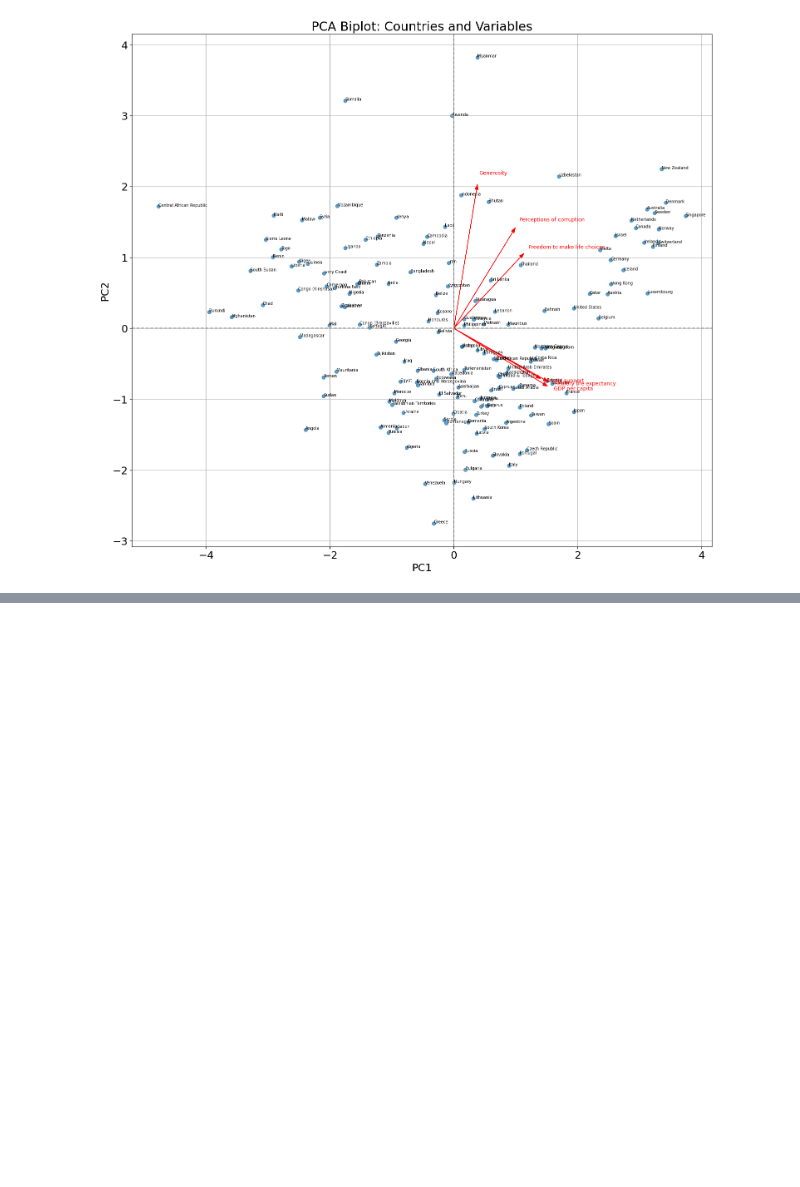
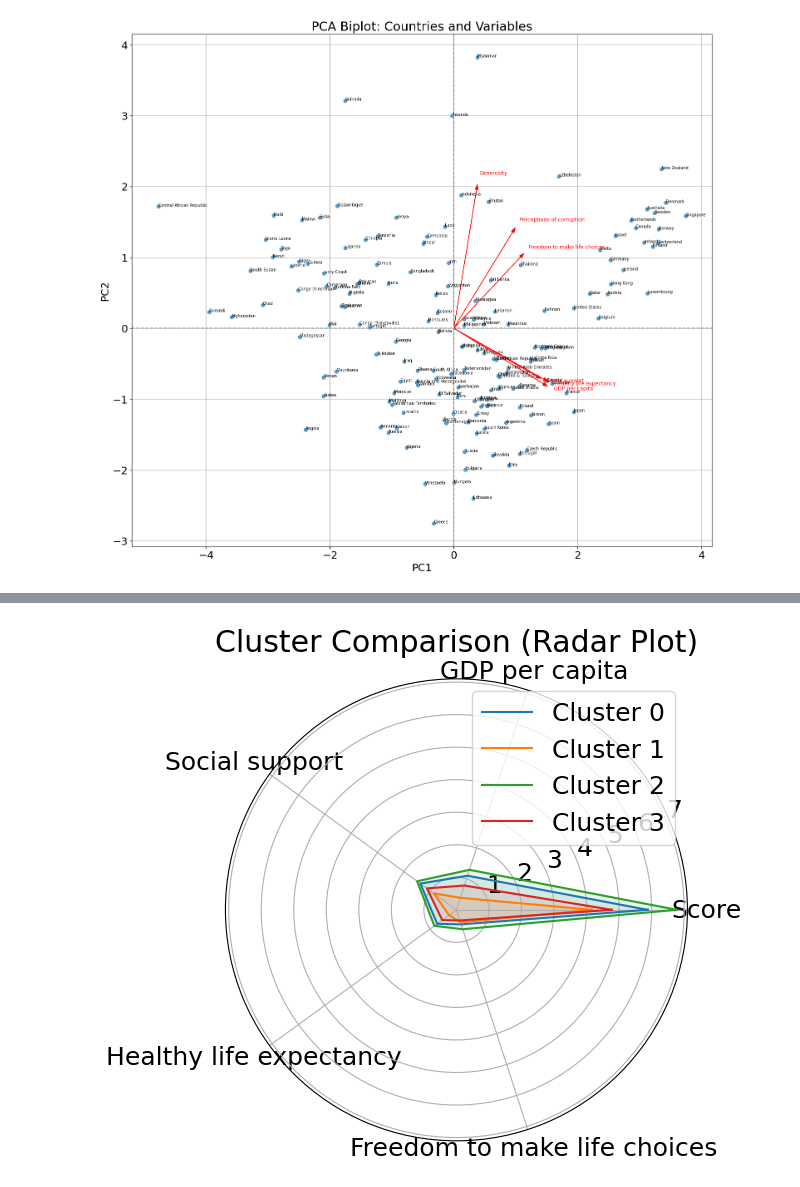
Before and after one commit to kellymegan/ASDA_2025_Group_2_Portfolio_, a Jupyter notebook: notebooks/week_10_group_2_notebook.ipynb, the cells around one changed output, grey strips where cells are left out. Saved outputs shown, nothing was run; the diff lists cells and outputs as text; code cells hidden in the pictures; blank space fills up the shorter version.

```diff
--- a/notebooks/week_10_group_2_notebook.ipynb
+++ b/notebooks/week_10_group_2_notebook.ipynb
@@ -336,0 +363,36 @@ plt.show()
+# %%
+# Compare clusters
+
+df['Cluster'] = clusters
+
+df.groupby('Cluster')[
+    ['Score', 'GDP per capita', 'Social support',
+     'Healthy life expectancy', 'Freedom to make life choices']
+].mean()
+
+cluster_means = df.groupby('Cluster')[
+    ['Score', 'GDP per capita', 'Social support',
+     'Healthy life expectancy', 'Freedom to make life choices']
+].mean()
+
+labels = cluster_means.columns
+num_vars = len(labels)
+
+angles = np.linspace(0, 2*np.pi, num_vars, endpoint=False).tolist()
+angles += angles[:1]
+
+fig, ax = plt.subplots(figsize=(6,6), subplot_kw=dict(polar=True))
+
+for i, row in cluster_means.iterrows():
+    values = row.tolist()
+    values += values[:1]
+    ax.plot(angles, values, label=f'Cluster {i}')
+    ax.fill(angles, values, alpha=0.1)
+
+ax.set_xticks(angles[:-1])
+ax.set_xticklabels(labels)
+ax.set_title("Cluster Comparison (Radar Plot)")
+ax.legend()
+plt.show()
+# %% [output]
+[figure, added]
```
Also changed, not shown: parts of 5 cells of this notebook.
